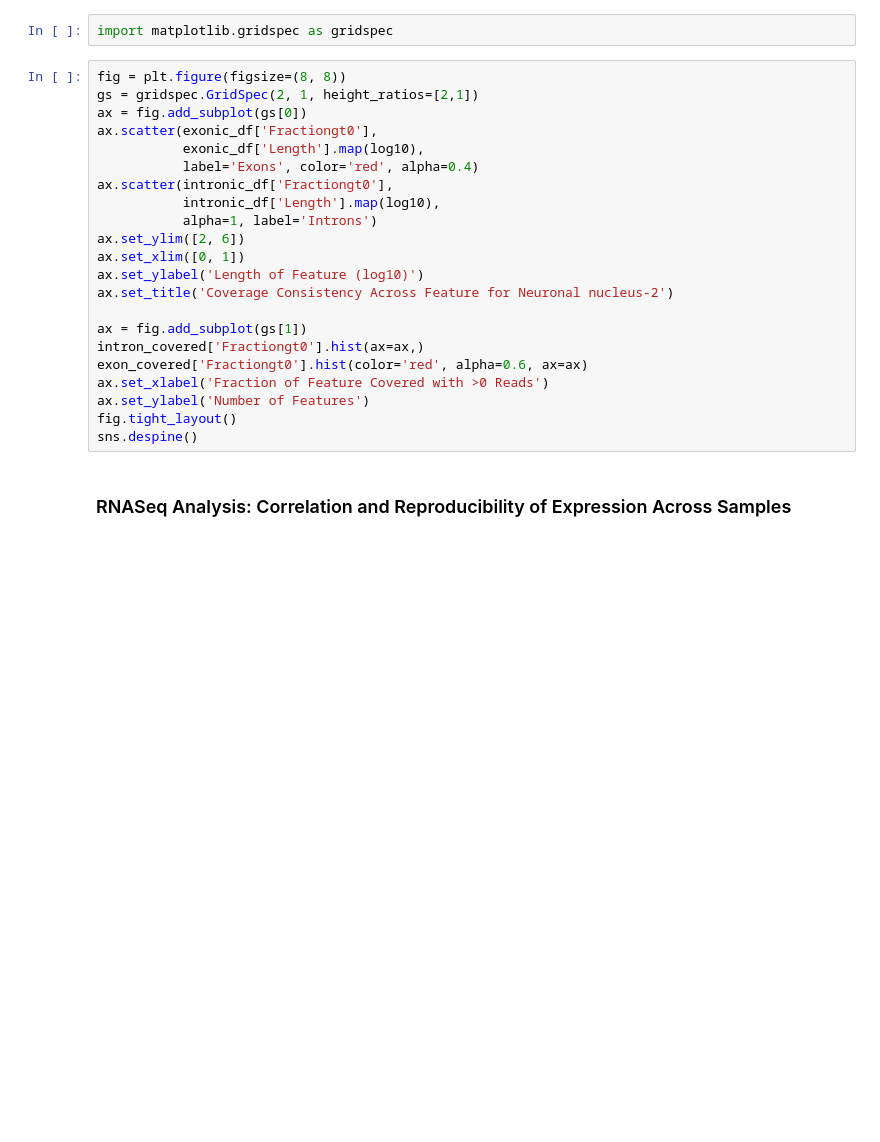
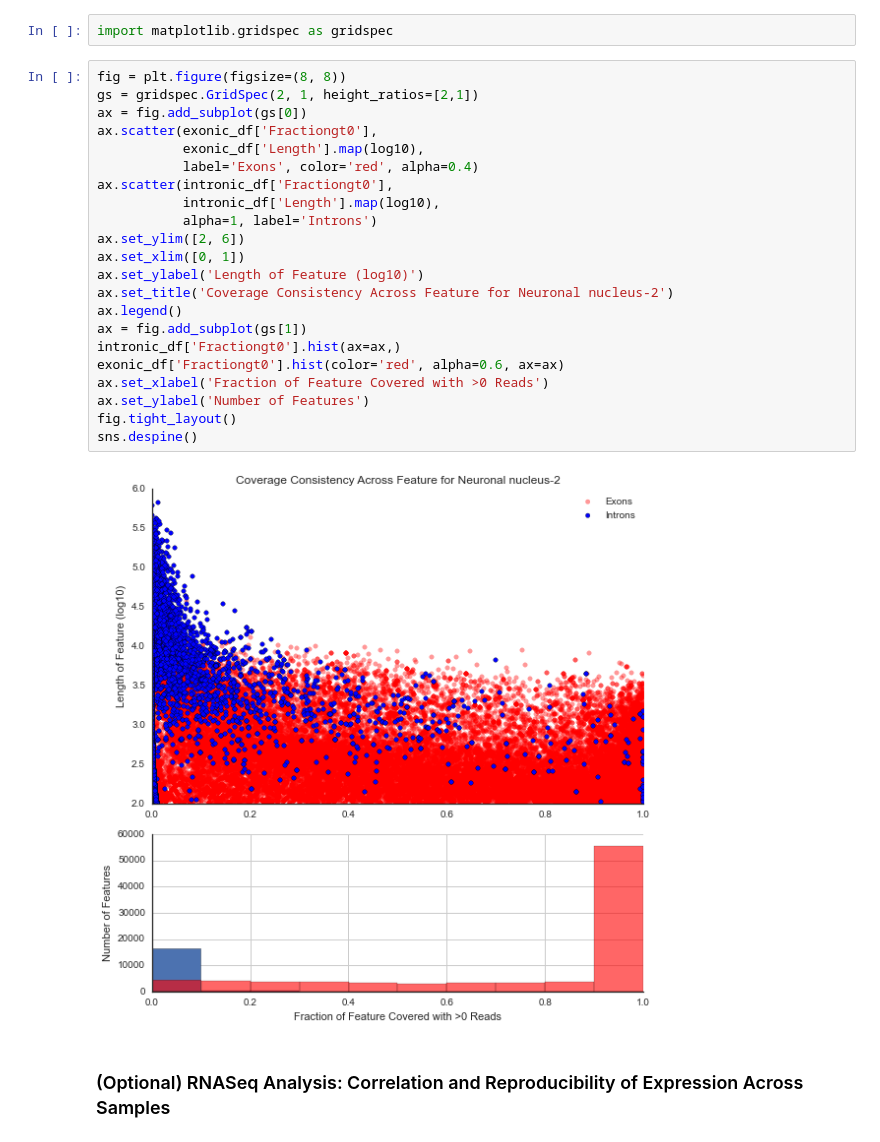
Before and after one commit to Schork-Lab/np_single_nucleus_rnaseq, a Jupyter notebook: data_analysis.ipynb, the cells around one changed output. Cells and saved outputs as stored; diff of their text form; blank space fills up the shorter version.

Commit message:
Added information on coverage across features

```diff
--- a/data_analysis.ipynb
+++ b/data_analysis.ipynb
@@ -356,24 +356,26 @@ import matplotlib.gridspec as gridspec
 # %%
 fig = plt.figure(figsize=(8, 8))
 gs = gridspec.GridSpec(2, 1, height_ratios=[2,1])
 ax = fig.add_subplot(gs[0])
 ax.scatter(exonic_df['Fractiongt0'],
            exonic_df['Length'].map(log10),
            label='Exons', color='red', alpha=0.4)
 ax.scatter(intronic_df['Fractiongt0'],
            intronic_df['Length'].map(log10),
            alpha=1, label='Introns')
 ax.set_ylim([2, 6])
 ax.set_xlim([0, 1])
 ax.set_ylabel('Length of Feature (log10)')
 ax.set_title('Coverage Consistency Across Feature for Neuronal nucleus-2')
-
+ax.legend()
 ax = fig.add_subplot(gs[1])
-intron_covered['Fractiongt0'].hist(ax=ax,)
-exon_covered['Fractiongt0'].hist(color='red', alpha=0.6, ax=ax)
+intronic_df['Fractiongt0'].hist(ax=ax,)
+exonic_df['Fractiongt0'].hist(color='red', alpha=0.6, ax=ax)
 ax.set_xlabel('Fraction of Feature Covered with >0 Reads')
 ax.set_ylabel('Number of Features')
 fig.tight_layout()
 sns.despine()
+# %% [output]
+[figure, added]
 # %% [markdown]
-### RNASeq Analysis: Correlation and Reproducibility of Expression Across Samples
+### (Optional) RNASeq Analysis: Correlation and Reproducibility of Expression Across Samples
```
